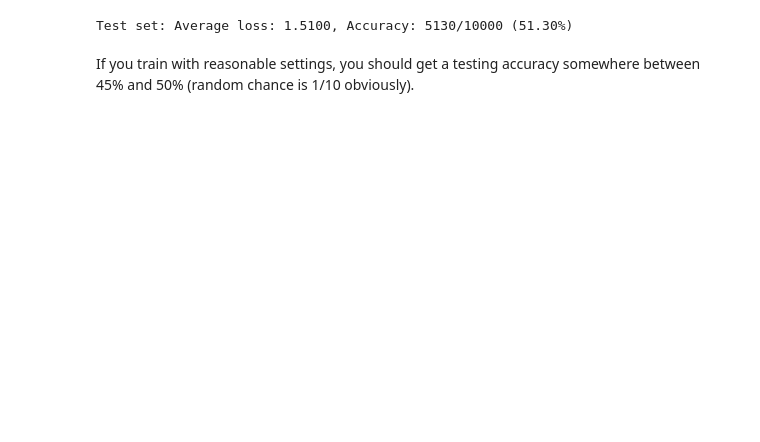
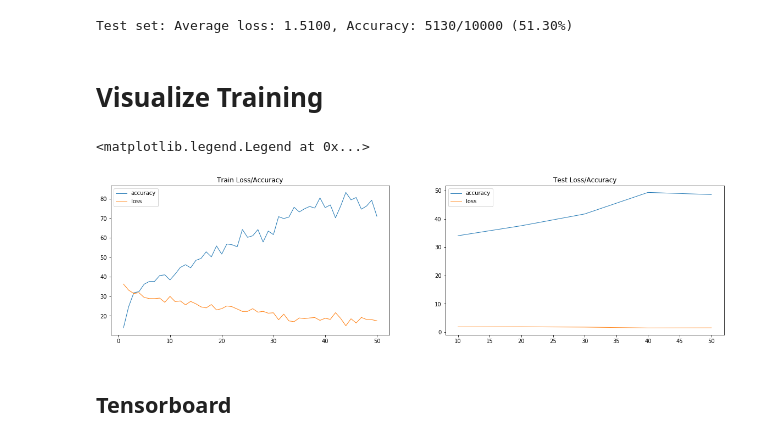
Before and after one commit to mwidmoser/manifold-mixup, a Jupyter notebook: code/CIFAR10.ipynb, the cells around one changed output. Drawn from its saved outputs; the diff is of its cells as text; code cells hidden in the pictures; blank space fills up the shorter version.

Commit message:
Add tensorboard

```diff
--- a/code/CIFAR10.ipynb
+++ b/code/CIFAR10.ipynb
@@ -322,11 +328,11 @@ def test(model, device, test_loader):
             correct += pred.eq(target.view_as(pred)).sum().item()
 
     test_loss /= len(test_loader.dataset)
-    print('\nTest set: Average loss: {:.4f}, Accuracy: {}/{} ({:.2f}%)\n'.format(
-        test_loss, correct, len(test_loader.dataset),
-        100. * correct / len(test_loader.dataset)))
+    test_accuracy = 100. * correct / len(test_loader.dataset)
 
-    return 100. * correct / len(test_loader.dataset)
+    print('\nTest set: Average loss: {:.4f}, Accuracy: {}/{} ({:.2f}%)\n'.format(test_loss, correct, len(test_loader.dataset), test_accuracy))
+
+    return test_loss, test_accuracy
 # %% [markdown]
 Finally, write the *glue* code which iterates over `n_epochs` (e.g., 100) and, in each epoch, calls `train(...)` and `test(...)`.
 # %%
@@ -351,8 +357,12 @@ Train the model using **SGD** with a learning rate of 0.01 and momentum of 0.9 f
 After every 10th epoch, evaluate the current model on the testing data and print the current accuracy.
 # %%
 n_epochs = 100
-iterations = 5
+iterations = 1 #5
 accuracy = 0
+
+writer = SummaryWriter()
+train_losses, train_accuracies = [], []
+test_losses, test_accuracies = [], []
 
 for _ in range(iterations):
     model = ConvNet().to(device)
@@ -365,10 +375,20 @@ for _ in range(iterations):
         # e.g., `mixup_blocks=[True, True, False], random_mixup=True` applies mixup to block 0 or 1
         # if random_mixup is set to False: mixup is applied to all blocks which are set to True,
         # however, only one block/layer might make sense
-        train(model, device, train_loader, optimizer, epoch, mixup_blocks=[True, True, True], random_mixup=True)
+        train_loss, train_acc = train(model, device, train_loader, optimizer, epoch, mixup_blocks=[True, True, True], random_mixup=True)
 
-        if epoch % 100 == 0:
-          test_acc = test(model, device, test_loader)
+        if epoch % 10 == 0:
+            test_loss, test_acc = test(model, device, test_loader)
+
+            writer.add_scalar('Test loss', np.random.random(), epoch)
+            writer.add_scalar('Test accuracy', test_acc, epoch)
+            test_losses.append((epoch, test_loss))
+            test_accuracies.append((epoch, test_acc))
+
+        writer.add_scalar('Train loss', train_loss, epoch)
+        writer.add_scalar('Train accuracy', train_acc, epoch)
+        train_losses.append((epoch, train_loss))
+        train_accuracies.append((epoch, train_acc))
 
         scheduler.step()
     accuracy += test_acc
@@ -378,5 +416,24 @@ print('Accuracy after {} iterations: {:.2f}%'.format(iterations, accuracy / iter
 test(model, device, test_loader)
 # %% [output]
 Test set: Average loss: 1.5100, Accuracy: 5130/10000 (51.30%)
-# %% [markdown]
-If you train with reasonable settings, you should get a testing accuracy somewhere between 45% and 50% (random chance is 1/10 obviously).
+# %% [markdown]
+# Visualize Training
+# %%
+# plot loss and accuracy over time
+plt.figure(figsize=(20,5))
+plt.subplot(1, 2, 1)
+plt.title('Train Loss/Accuracy')
+plt.plot([x for (x,y) in train_accuracies], [y for (x,y) in train_accuracies], linewidth=1, label='accuracy')
+plt.plot([x for (x,y) in train_losses], [y for (x,y) in train_losses], linewidth=1, label='loss')
+plt.legend()
+
+plt.subplot(1, 2, 2)
+plt.title('Test Loss/Accuracy')
+plt.plot([x for (x,y) in test_accuracies], [y for (x,y) in test_accuracies], linewidth=1, label='accuracy')
+plt.plot([x for (x,y) in test_losses], [y for (x,y) in test_losses], linewidth=1, label='loss')
+plt.legend()
+# %% [output]
+<matplotlib.legend.Legend at 0x...>
+[figure, added]
+# %% [markdown]
+## Tensorboard
```
Also changed, not shown: parts of 5 cells of this notebook.
